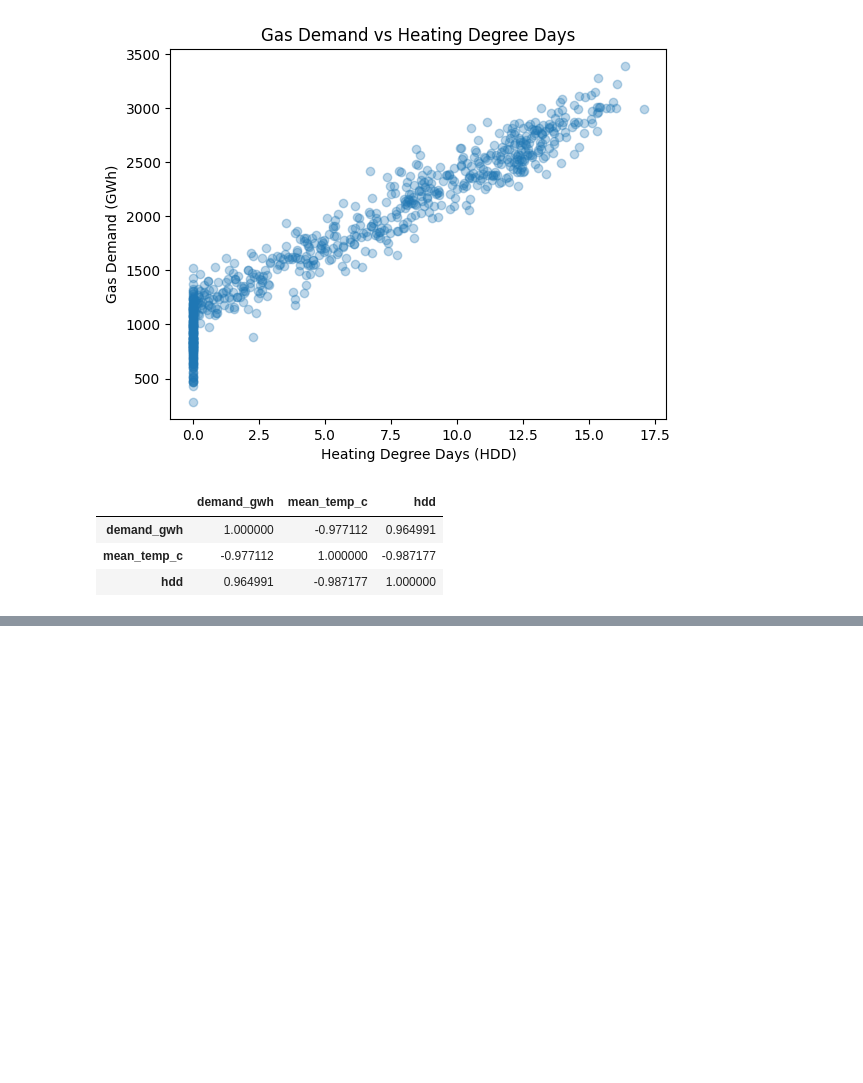
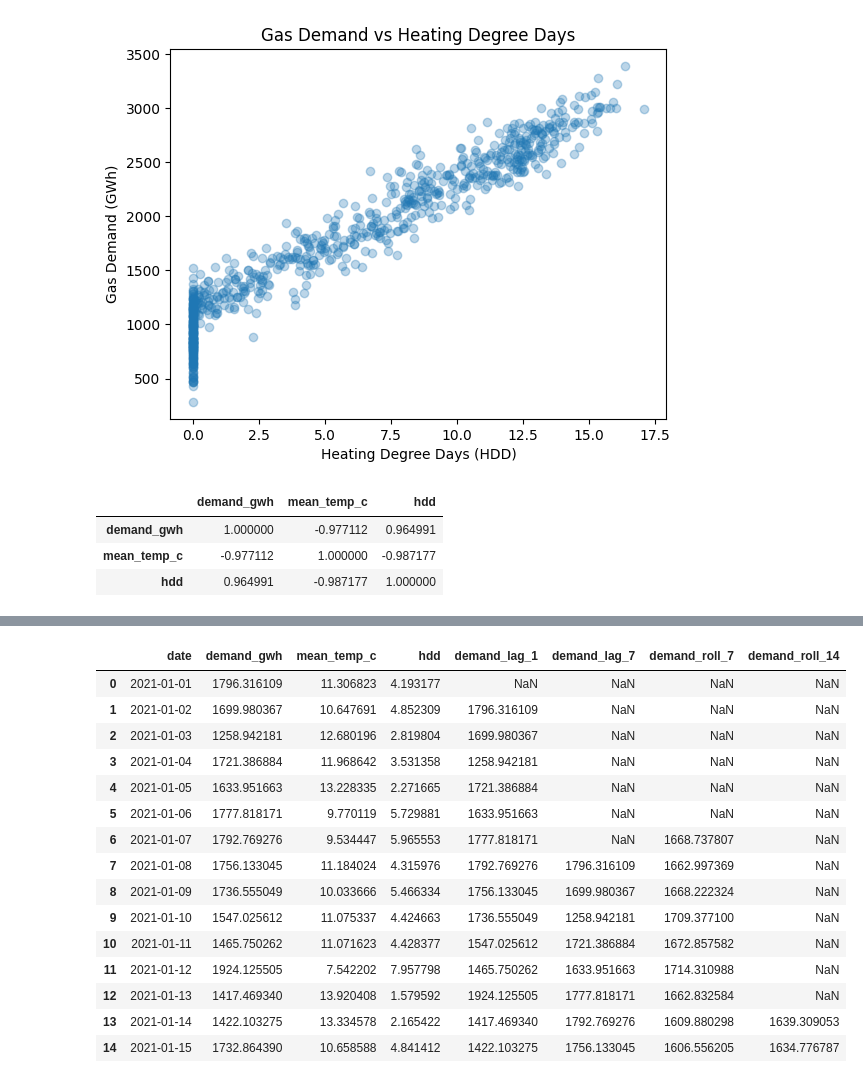
Before and after one commit to xdityx/xoserve-uk-gas-demand-forecasting, a Jupyter notebook: notebooks/data_exploration.ipynb, the cells around one changed output, grey strips where cells are left out. Drawn from its saved outputs; the diff is of its cells as text; code cells hidden in the pictures; blank space fills up the shorter version.

```diff
--- a/notebooks/data_exploration.ipynb
+++ b/notebooks/data_exploration.ipynb
@@ -77,0 +104,22 @@ df[["demand_gwh", "mean_temp_c", "hdd"]].corr()
+# %%
+df["demand_roll_7"] = df["demand_gwh"].rolling(7).mean()
+df["demand_roll_14"] = df["demand_gwh"].rolling(14).mean()
+
+df.head(15)
+# %% [output]
+|  | date | demand_gwh | mean_temp_c | hdd | demand_lag_1 | demand_lag_7 | demand_roll_7 | demand_roll_14 |
+| 0 | 2021-01-01 | 1796.316109 | 11.306823 | 4.193177 | NaN | NaN | NaN | NaN |
+| 1 | 2021-01-02 | 1699.980367 | 10.647691 | 4.852309 | 1796.316109 | NaN | NaN | NaN |
+| 2 | 2021-01-03 | 1258.942181 | 12.680196 | 2.819804 | 1699.980367 | NaN | NaN | NaN |
+| 3 | 2021-01-04 | 1721.386884 | 11.968642 | 3.531358 | 1258.942181 | NaN | NaN | NaN |
+| 4 | 2021-01-05 | 1633.951663 | 13.228335 | 2.271665 | 1721.386884 | NaN | NaN | NaN |
+| 5 | 2021-01-06 | 1777.818171 | 9.770119 | 5.729881 | 1633.951663 | NaN | NaN | NaN |
+| 6 | 2021-01-07 | 1792.769276 | 9.534447 | 5.965553 | 1777.818171 | NaN | 1668.737807 | NaN |
+| 7 | 2021-01-08 | 1756.133045 | 11.184024 | 4.315976 | 1792.769276 | 1796.316109 | 1662.997369 | NaN |
+| 8 | 2021-01-09 | 1736.555049 | 10.033666 | 5.466334 | 1756.133045 | 1699.980367 | 1668.222324 | NaN |
+| 9 | 2021-01-10 | 1547.025612 | 11.075337 | 4.424663 | 1736.555049 | 1258.942181 | 1709.377100 | NaN |
+| 10 | 2021-01-11 | 1465.750262 | 11.071623 | 4.428377 | 1547.025612 | 1721.386884 | 1672.857582 | NaN |
+| 11 | 2021-01-12 | 1924.125505 | 7.542202 | 7.957798 | 1465.750262 | 1633.951663 | 1714.310988 | NaN |
+| 12 | 2021-01-13 | 1417.469340 | 13.920408 | 1.579592 | 1924.125505 | 1777.818171 | 1662.832584 | NaN |
+| 13 | 2021-01-14 | 1422.103275 | 13.334578 | 2.165422 | 1417.469340 | 1792.769276 | 1609.880298 | 1639.309053 |
+| 14 | 2021-01-15 | 1732.864390 | 10.658588 | 4.841412 | 1422.103275 | 1756.133045 | 1606.556205 | 1634.776787 |
```
Also changed, not shown: parts of 4 cells of this notebook.
